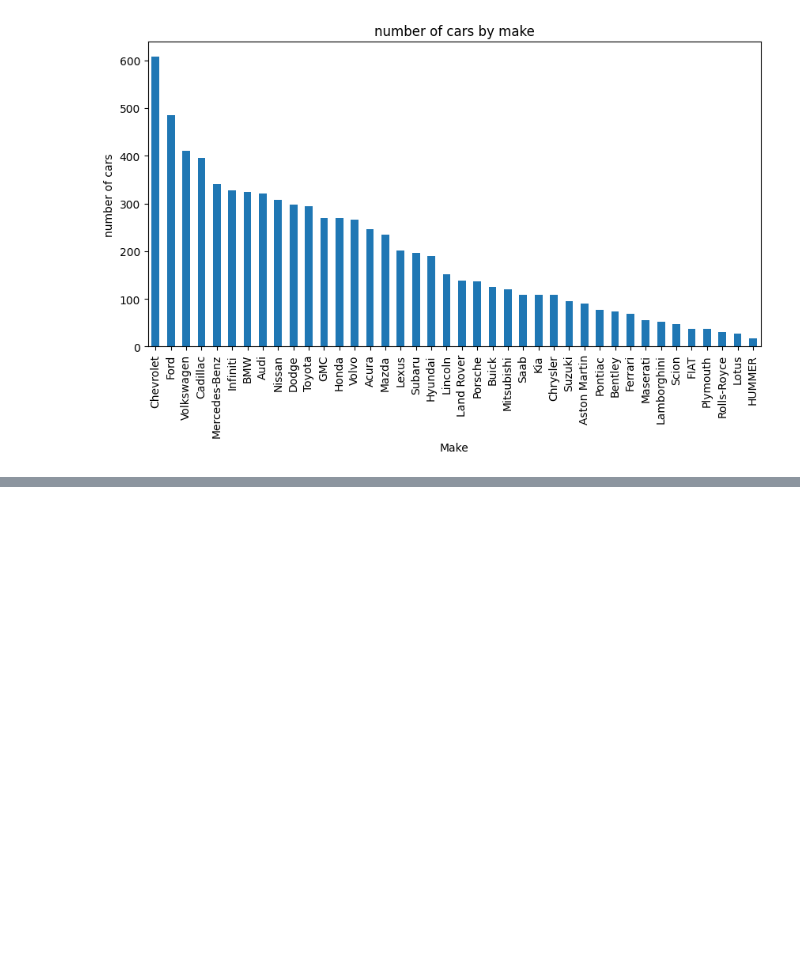
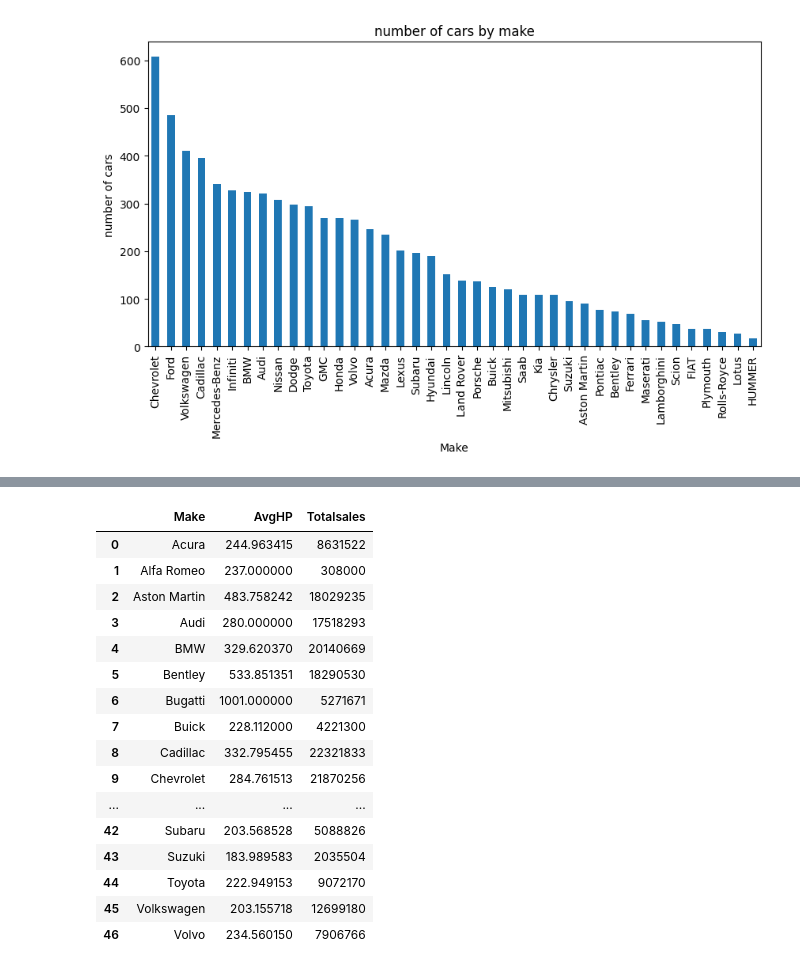
Before and after one commit to ESET0104/Basic_training, a Jupyter notebook: Basics_of_python/day-5/EDA.ipynb, the cells around one changed output, grey strips where cells are left out. Drawn from its saved outputs; the diff is of its cells as text; code cells hidden in the pictures; blank space fills up the shorter version.

```diff
--- a/Basics_of_python/day-5/EDA.ipynb
+++ b/Basics_of_python/day-5/EDA.ipynb
@@ -251,0 +301,25 @@ Text(0.5, 0, 'Make')
+# %%
+agg_df = df2.groupby('Make').agg(
+    AvgHP = ('Engine HP', 'mean'),
+    Totalsales = ('MSRP', 'sum')
+).reset_index()
+# %%
+agg_df
+# %% [output]
+|  | Make | AvgHP | Totalsales |
+| 0 | Acura | 244.963415 | 8631522 |
+| 1 | Alfa Romeo | 237.000000 | 308000 |
+| 2 | Aston Martin | 483.758242 | 18029235 |
+| 3 | Audi | 280.000000 | 17518293 |
+| 4 | BMW | 329.620370 | 20140669 |
+| 5 | Bentley | 533.851351 | 18290530 |
+| 6 | Bugatti | 1001.000000 | 5271671 |
+| 7 | Buick | 228.112000 | 4221300 |
+| 8 | Cadillac | 332.795455 | 22321833 |
+| 9 | Chevrolet | 284.761513 | 21870256 |
+| ... | ... | ... | ... |
+| 42 | Subaru | 203.568528 | 5088826 |
+| 43 | Suzuki | 183.989583 | 2035504 |
+| 44 | Toyota | 222.949153 | 9072170 |
+| 45 | Volkswagen | 203.155718 | 12699180 |
+| 46 | Volvo | 234.560150 | 7906766 |
```
Also changed, not shown: parts of 8 cells of this notebook, 1 other file.
